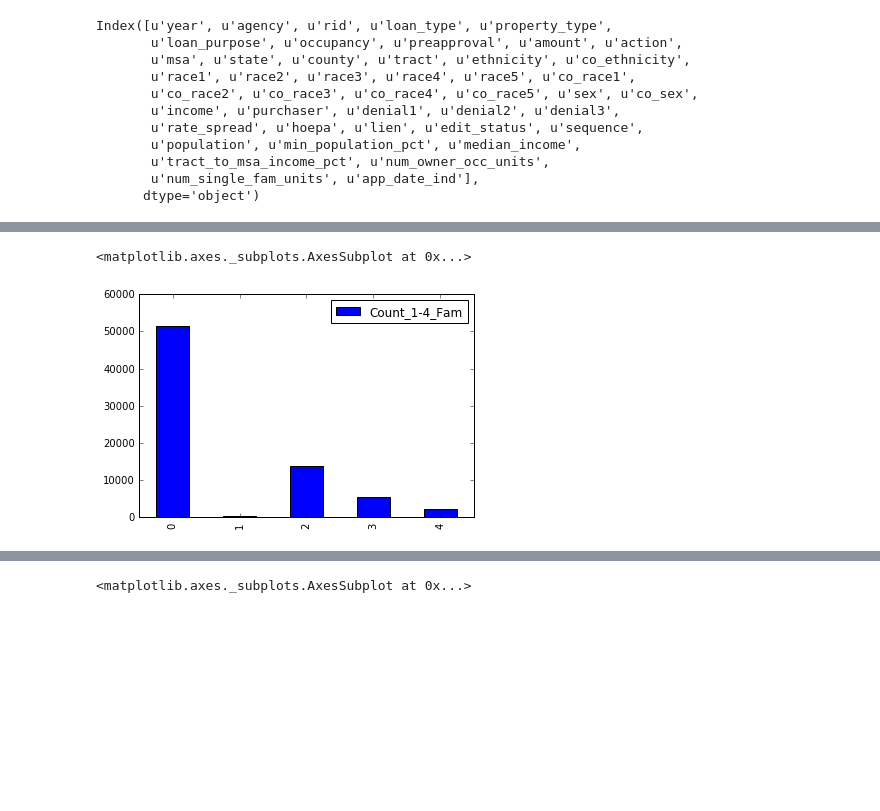
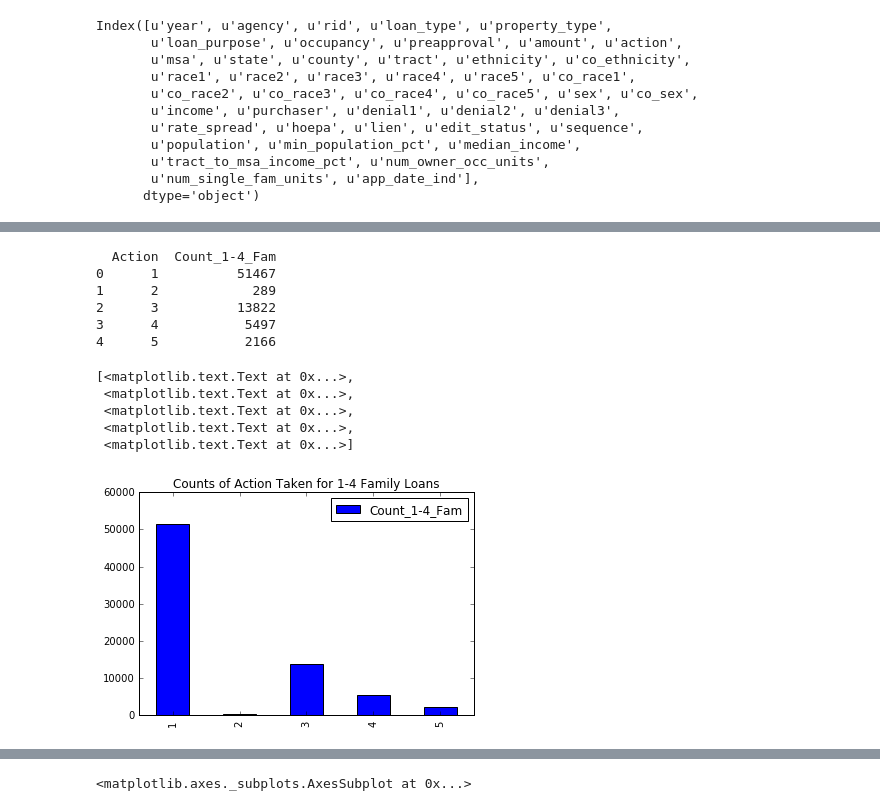
Before and after one commit to Kibrael/LAR_profiles, a Jupyter notebook: Untitled.ipynb, the cells around one changed output, grey strips where cells are left out. Saved outputs shown, nothing was run; the diff lists cells and outputs as text; code cells hidden in the pictures; blank space fills up the shorter version.

```diff
--- a/Untitled.ipynb
+++ b/Untitled.ipynb
@@ -77,16 +202,29 @@ Index([u'year', u'agency', u'rid', u'loan_type', u'property_type',
 # %%
 #For action type displays without loan type
 single_family_purchase_df = LAR_df[(LAR_df['property_type']=='1') & (LAR_df['loan_purpose']=='1')
       & (LAR_df['lien']=='1') & (LAR_df['occupancy']=='1')]
 single_purchase = single_family_purchase_df.groupby('action').size()
 single_purchase = pd.DataFrame(single_purchase)
 single_purchase.reset_index(inplace=True)
 single_purchase.columns = ['Action', 'Count_1-4_Fam']
-single_purchase
-single_purchase.plot(kind='bar')
+print single_purchase
+ax = single_purchase.plot(kind='bar', title='Counts of Action Taken for 1-4 Family Loans')
+ax.set_xticklabels(single_purchase.Action)
+#ax = by_assignee_df.plot( kind='barh', color=[colors[col] for col in sprint_status_df.columns[1:]], title=sprint+": issues by assignee", figsize=(9,9))
+#	ax.set_yticklabels(by_assignee_df.issue_assignee)
 # %% [output]
-<matplotlib.axes._subplots.AxesSubplot at 0x...>
+  Action  Count_1-4_Fam
+0      1          51467
+1      2            289
+2      3          13822
+3      4           5497
+4      5           2166
+[<matplotlib.text.Text at 0x...>,
+ <matplotlib.text.Text at 0x...>,
+ <matplotlib.text.Text at 0x...>,
+ <matplotlib.text.Text at 0x...>,
+ <matplotlib.text.Text at 0x...>]
-[figure, old version]
+[figure, new version]
 # %%
 #originated portfolio of loans
 #single_family_purchase_df.groupby('loan_type').size().plot(kind='bar')
```
Also changed, not shown: parts of 10 cells of this notebook.
